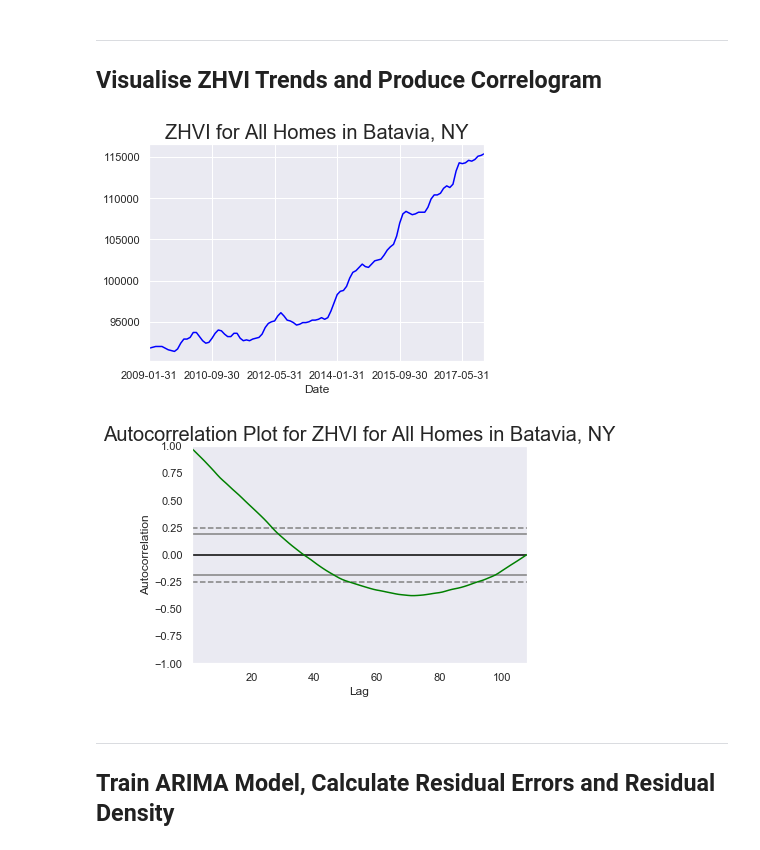
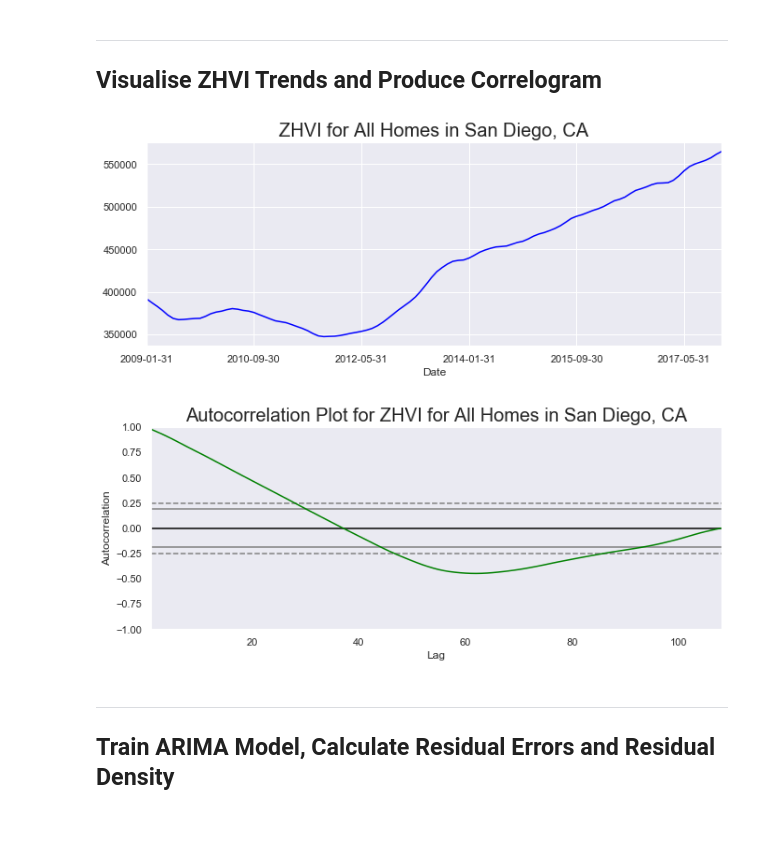
Before and after one commit to agupta01/ds3-zillow, a Jupyter notebook: arima_zhvi.ipynb, the cells around one changed output. Saved outputs shown, nothing was run; the diff lists cells and outputs as text; code cells hidden in the pictures.

```diff
--- a/arima_zhvi.ipynb
+++ b/arima_zhvi.ipynb
@@ -62,6 +62,7 @@ metro_data = read_csv('metro_data.csv')
 metro_data = metro_data[pd.notnull(
     metro_data['ZHVI_AllHomes']
 )][['Date',
+    'RegionName',
     'MetroName',
     'ZHVI_AllHomes']].loc[pd.to_datetime(metro_data['Date'])
                           .dt.year >= 2009]
@@ -69,18 +70,18 @@ metro_data = metro_data[pd.notnull(
 ***
 ## Visualise ZHVI Trends and Produce Correlogram
 # %%
-def plot_zhvi(metro):
-    single_metro = metro_data.loc[metro_data['MetroName'] == metro]
-    single_metro.plot(x = 'Date', color = 'blue', legend = None)
-    plt.title('ZHVI for All Homes in ' + metro, fontsize = 20)
+def plot_zhvi(cbsa_code):
+    single_metro = metro_data.loc[metro_data['RegionName'] == cbsa_code]
+    single_metro.plot(x = 'Date', y = 'ZHVI_AllHomes', color = 'blue', legend = None)
+    plt.title('ZHVI for All Homes in ' + single_metro['MetroName'].iloc[0], fontsize = 20)
     plt.show()
     autocorrelation_plot(single_metro['ZHVI_AllHomes'], color = 'green')
-    plt.title('Autocorrelation Plot for ZHVI for All Homes in ' + metro, fontsize = 20)
+    plt.title('Autocorrelation Plot for ZHVI for All Homes in ' + single_metro['MetroName'].iloc[0], fontsize = 20)
 
-plot_zhvi('Batavia, NY')
+plot_zhvi(41740)
 # %% [output]
-[figure, old version]
+[figure, new version]
-[figure, old version]
+[figure, new version]
 # %% [markdown]
 ***
 ## Train ARIMA Model, Calculate Residual Errors and Residual Density
```
Also changed, not shown: parts of 4 cells of this notebook.
